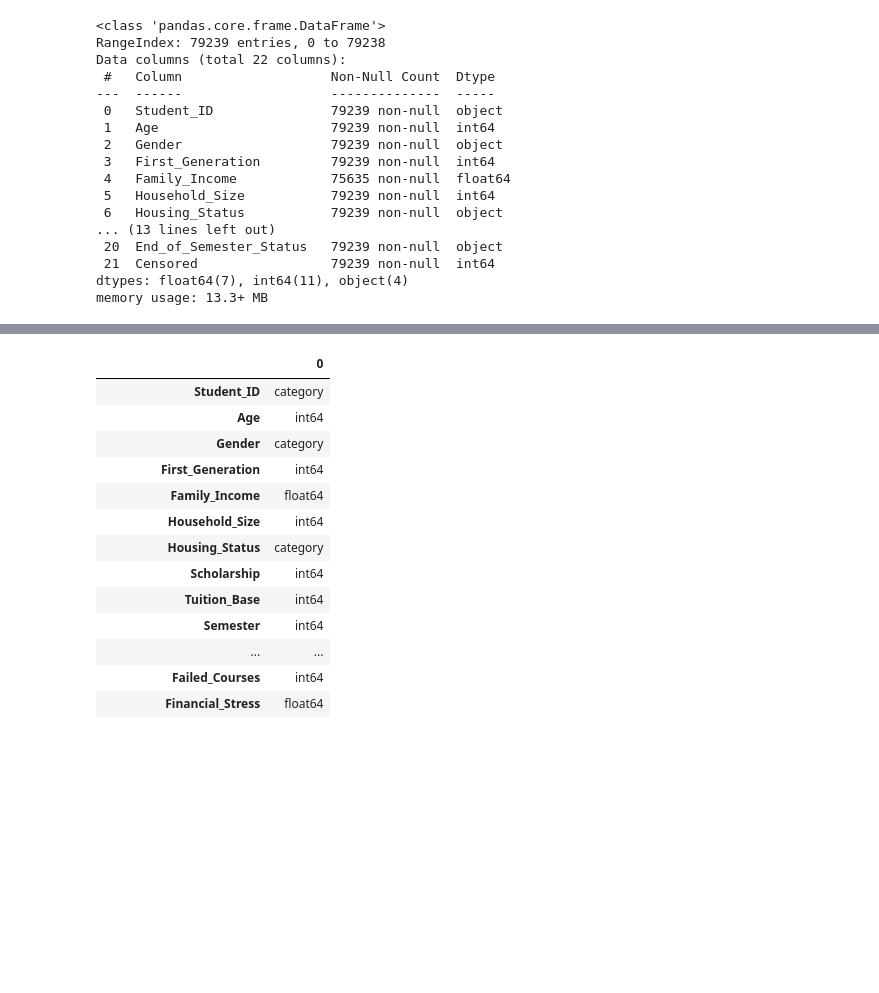
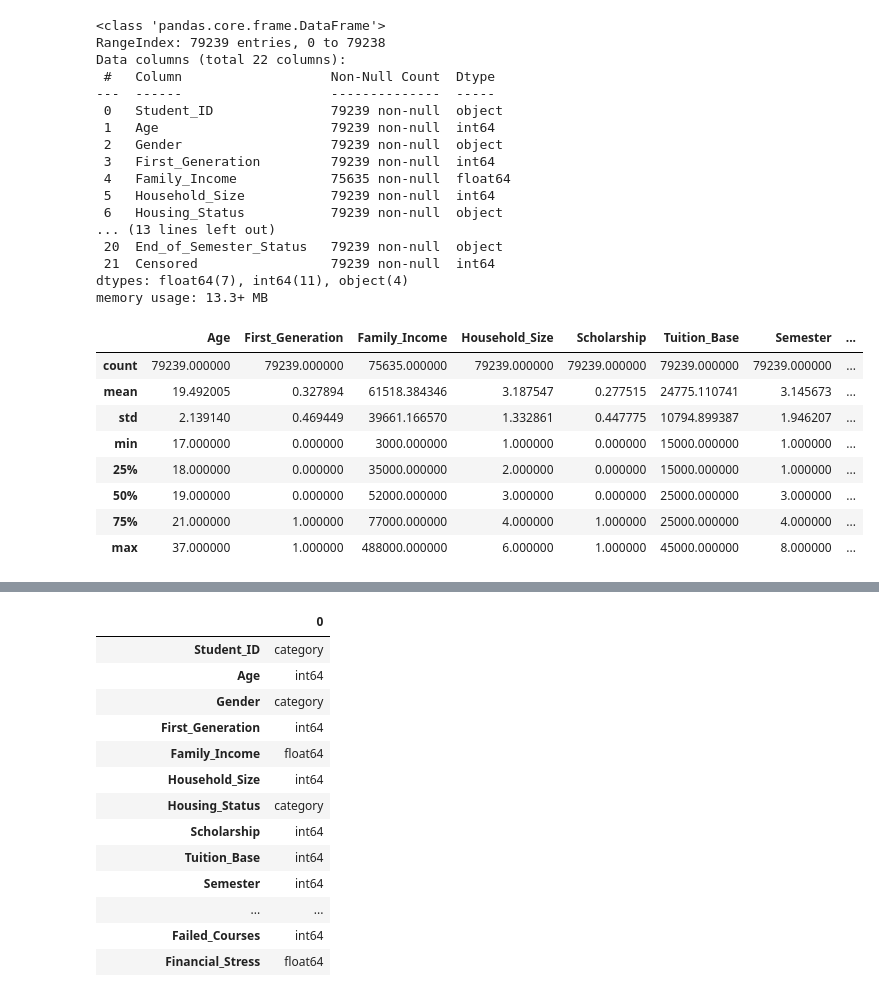
Before and after one commit to mihaighise/student_retention_analysis, a Jupyter notebook: Student_Retention.ipynb, the cells around one changed output, grey strips where cells are left out. Drawn from its saved outputs; the diff is of its cells as text; code cells hidden in the pictures; blank space fills up the shorter version.

Commit message:
Use .describe() on the data

```diff
--- a/Student_Retention.ipynb
+++ b/Student_Retention.ipynb
@@ -71,3 +71,15 @@ Data columns (total 22 columns):
  21  Censored                 79239 non-null  int64
 dtypes: float64(7), int64(11), object(4)
 memory usage: 13.3+ MB
+# %%
+df_raw.describe()
+# %% [output]
+|  | Age | First_Generation | Family_Income | Household_Size | Scholarship | Tuition_Base | Semester | ... |
+| count | 79239.000000 | 79239.000000 | 75635.000000 | 79239.000000 | 79239.000000 | 79239.000000 | 79239.000000 | ... |
+| mean | 19.492005 | 0.327894 | 61518.384346 | 3.187547 | 0.277515 | 24775.110741 | 3.145673 | ... |
+| std | 2.139140 | 0.469449 | 39661.166570 | 1.332861 | 0.447775 | 10794.899387 | 1.946207 | ... |
+| min | 17.000000 | 0.000000 | 3000.000000 | 1.000000 | 0.000000 | 15000.000000 | 1.000000 | ... |
+| 25% | 18.000000 | 0.000000 | 35000.000000 | 2.000000 | 0.000000 | 15000.000000 | 1.000000 | ... |
+| 50% | 19.000000 | 0.000000 | 52000.000000 | 3.000000 | 0.000000 | 25000.000000 | 3.000000 | ... |
+| 75% | 21.000000 | 1.000000 | 77000.000000 | 4.000000 | 1.000000 | 25000.000000 | 4.000000 | ... |
+| max | 37.000000 | 1.000000 | 488000.000000 | 6.000000 | 1.000000 | 45000.000000 | 8.000000 | ... |
```
Also changed, not shown: parts of 1 cell of this notebook.
